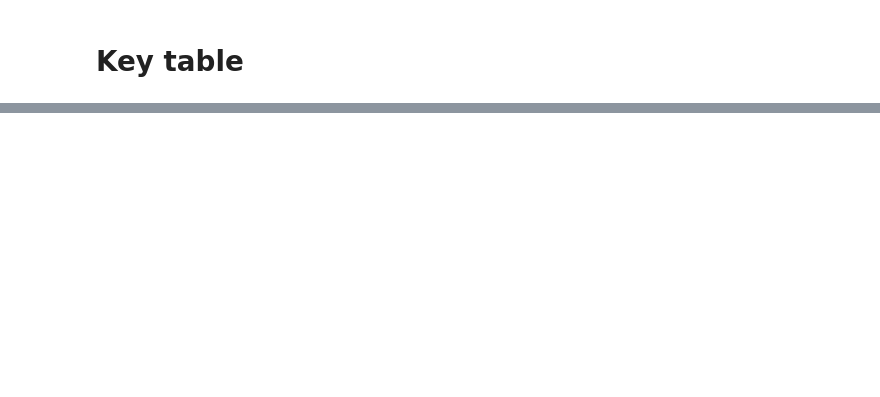
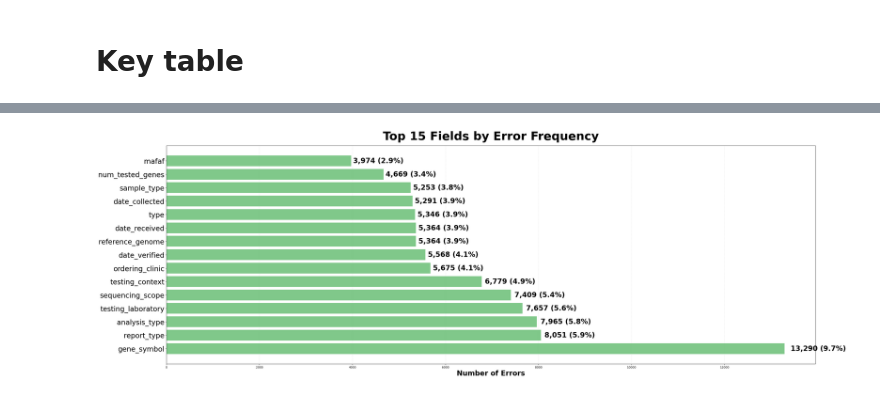
Before and after one commit to AaronYuuu/PDF_benchmarking, a Jupyter notebook: graphs/vis.ipynb, the cells around one changed output, grey strips where cells are left out. Cells and saved outputs as stored; diff of their text form; code cells hidden in the pictures; blank space fills up the shorter version.

```diff
--- a/graphs/vis.ipynb
+++ b/graphs/vis.ipynb
@@ -809,4 +160,0 @@ len(all_files)
-# %%
-import pandas as pd
-df = pd.read_csv("../graphs/field_analysis.csv")
-df
@@ -1005,0 +161,10 @@ print(f"False Negatives: r = {fn_correlation:.4f}")
+# %%
+stat = data.copy()
+stat.drop(columns=[col for col in stat.columns if 'unnamed' in col.lower()], inplace=True)
+stat.drop(index=stat[stat.LLM.str.contains('GLiNER')].index, inplace=True)
+# %%
+stat['Image'] = stat['LLM'].apply(lambda x: True if 'ImageInput' in x else False)
+stat['LLM'] = stat['LLM'].apply(lambda x: x.replace('*ImageInput*', ""))
+# %%
+stat.groupby(["Image", "Prompt"]).F1score.mean().sort_values(ascending=False)
+stats_pivot = stat.pivot_table(index='Prompt', columns = 'Image', values='F1score', aggfunc='mean')
@@ -1005,0 +1518,73 @@ print(f"False Negatives: r = {fn_correlation:.4f}")
+# %%
+# Load and visualize the formatted field analysis data
+try:
+    # Load the properly formatted field analysis data
+    field_data = pd.read_csv('field_analysis_formatted.csv')
+    print(f"Field analysis data loaded successfully. Shape: {field_data.shape}")
+    print(f"Columns: {field_data.columns.tolist()}")
+    print("\nFirst few rows:")
+    print(field_data.head())
+
+    # Calculate error counts by field
+    total_errors_by_field = field_data['field'].value_counts()
+    total_errors_by_model = field_data['model'].value_counts()
+
+    print(f"\nTotal error records: {len(field_data):,}")
+    print(f"Unique models: {field_data['model'].nunique()}")
+    print(f"Unique error fields: {field_data['field'].nunique()}")
+
+    # Set up the plotting parameters
+    fig, ax = plt.subplots(figsize=(36, 12))
+
+    # 1. Horizontal bar chart of top error fields
+    top_error_fields = total_errors_by_field.head(15)
+    error_percentages = (top_error_fields / len(field_data) * 100)
+
+    # Create horizontal bar plot
+    bars = ax.barh(range(len(top_error_fields)), top_error_fields.values, color="#61bb6d", alpha=0.8)
+    ax.set_yticks(range(len(top_error_fields)))
+    ax.set_yticklabels(top_error_fields.index, fontsize=24)
+    ax.set_xlabel('Number of Errors', fontsize=24, fontweight='bold')
+    ax.set_title('Top 15 Fields by Error Frequency',
+                 fontsize=40, fontweight='bold', pad=20)
+
+    # Add count and percentage labels on bars
+    for i, (bar, count, pct) in enumerate(zip(bars, top_error_fields.values, error_percentages.values)):
+        ax.text(bar.get_width() + count*0.01, bar.get_y() + bar.get_height()/2,
+                f'{count:,} ({pct:.1f}%)', ha='left', va='center',
+                fontsize=24, fontweight='bold')
+
+    ax.grid(axis='x', alpha=0.3, linestyle='--')
+    ax.set_axisbelow(True)
+
+    '''    # 2. Error rate by field (percentage of total records)
+    y_pos = np.arange(len(top_error_fields))
+    bars2 = ax2.barh(y_pos, error_percentages.values, color=colors[2], alpha=0.8)
+
+    ax2.set_yticks(y_pos)
+    ax2.set_yticklabels(top_error_fields.index, fontsize=12)
+    ax2.set_xlabel('Error Rate (% of Total Records)', fontsize=14, fontweight='bold')
+    ax2.set_title('Error Field Analysis: Error Rates by Field\n(Percentage of All Analyzed Records)',
+                 fontsize=18, fontweight='bold', pad=20)
+
+    # Add percentage labels
+    for i, (bar, rate) in enumerate(zip(bars2, error_percentages.values)):
+        ax2.text(bar.get_width() + 0.1, bar.get_y() + bar.get_height()/2,
+                f'{rate:.1f}%', ha='left', va='center',
+                fontsize=10, fontweight='bold')
+
+    ax2.grid(axis='x', alpha=0.3, linestyle='--')
+    ax2.set_axisbelow(True)
+    ax2.spines['top'].set_visible(False)
+    ax2.spines['right'].set_visible(False)'''
+
+    plt.tight_layout()
+    plt.show()
+
+except FileNotFoundError:
+    print('Error: field_analysis_formatted.csv not found!')
+    print('Please make sure the file exists in the current directory.')
+except Exception as e:
+    print(f'Error loading field analysis data: {e}')
+    print('Please check that the file is properly formatted.')
+# %% [output]
@@ -1005,0 +1605 @@ print(f"False Negatives: r = {fn_correlation:.4f}")
+[figure, added]
```
Also changed, not shown: parts of 62 cells of this notebook.
